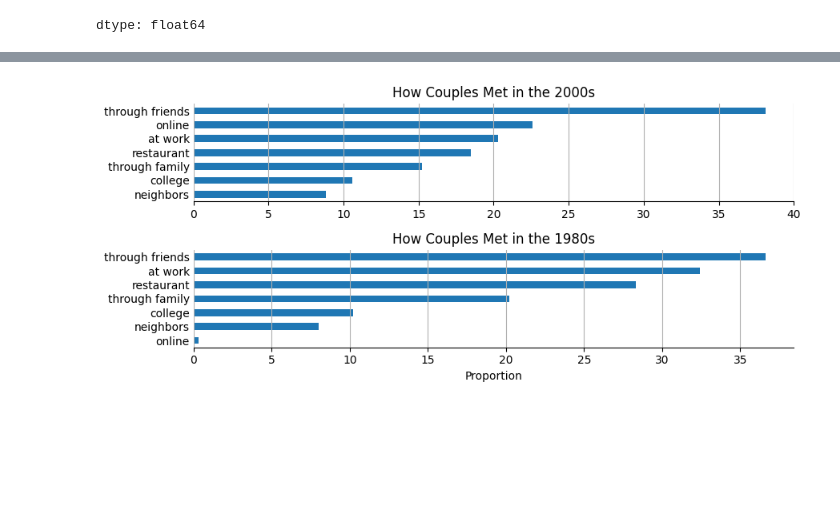
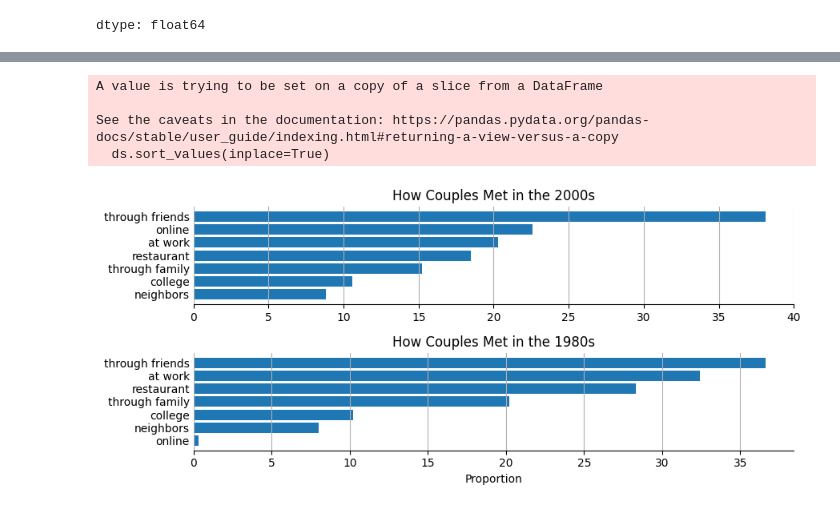
Before and after one commit to BhavikBuchke/Cisco-Data-science-program, a Jupyter notebook: Data visualization/how couples meet project/the internet and dating.ipynb, the cells around one changed output, grey strips where cells are left out. Saved outputs shown, nothing was run; the diff lists cells and outputs as text; code cells hidden in the pictures; blank space fills up the shorter version.

```diff
--- a/Data visualization/how couples meet project/the internet and dating.ipynb
+++ b/Data visualization/how couples meet project/the internet and dating.ipynb
@@ -311,26 +272,39 @@ dtype: float64
+# %%
+def sorting(ds):
+  ds.sort_values(inplace=True)
+  return ds
+
+d1 = df.loc[2000]
+d1 = sorting(d1)
+d2 = df.loc[1980]
+d2 = sorting(d2)
+# %% [output]
+A value is trying to be set on a copy of a slice from a DataFrame
+
+See the caveats in the documentation: https://pandas.pydata.org/pandas-docs/stable/user_guide/indexing.html#returning-a-view-versus-a-copy
+  ds.sort_values(inplace=True)
 # %%
 def enhance_plot():
+  plt.tick_params(axis='y', length=0)
   ax = plt.gca()
-  plt.tick_params(axis='y', length=0)
   ax.spines[['left', 'top', 'right']].set_visible(False)
 
 plt.figure(figsize=(9, 4))
 
 plt.subplot(2,1,1)
-d1.plot(kind='barh')
+plt.barh(d1.index, d1)
 plt.grid(axis='x', alpha=1)
 plt.title(f'How Couples Met in the {int(d1.name)}s')
 enhance_plot()
 
 plt.subplot(2,1,2)
-d2.plot(kind='barh')
+plt.barh(d2.index, d2)
 plt.grid(axis='x', alpha=1)
 plt.title(f'How Couples Met in the {int(d2.name)}s')
 plt.xlabel('Proportion')
 enhance_plot()
 
 
 plt.tight_layout()
-plt.show()
 # %% [output]
-[figure, old version]
+[figure, new version]
```
Also changed, not shown: parts of 4 cells of this notebook.
